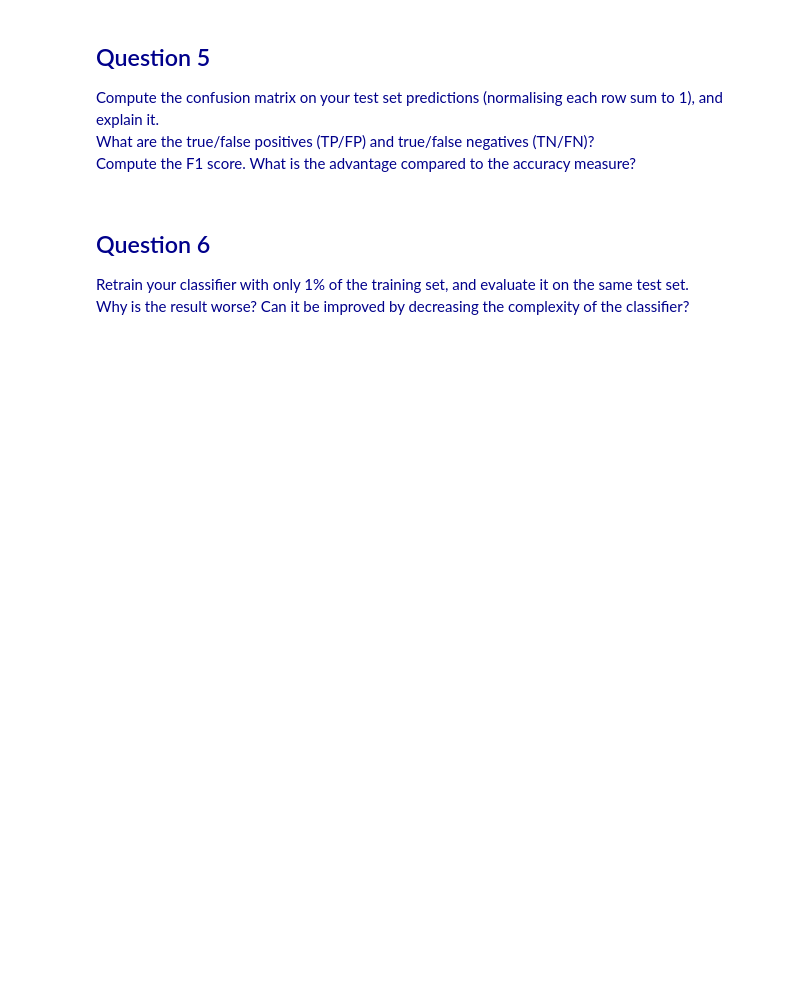
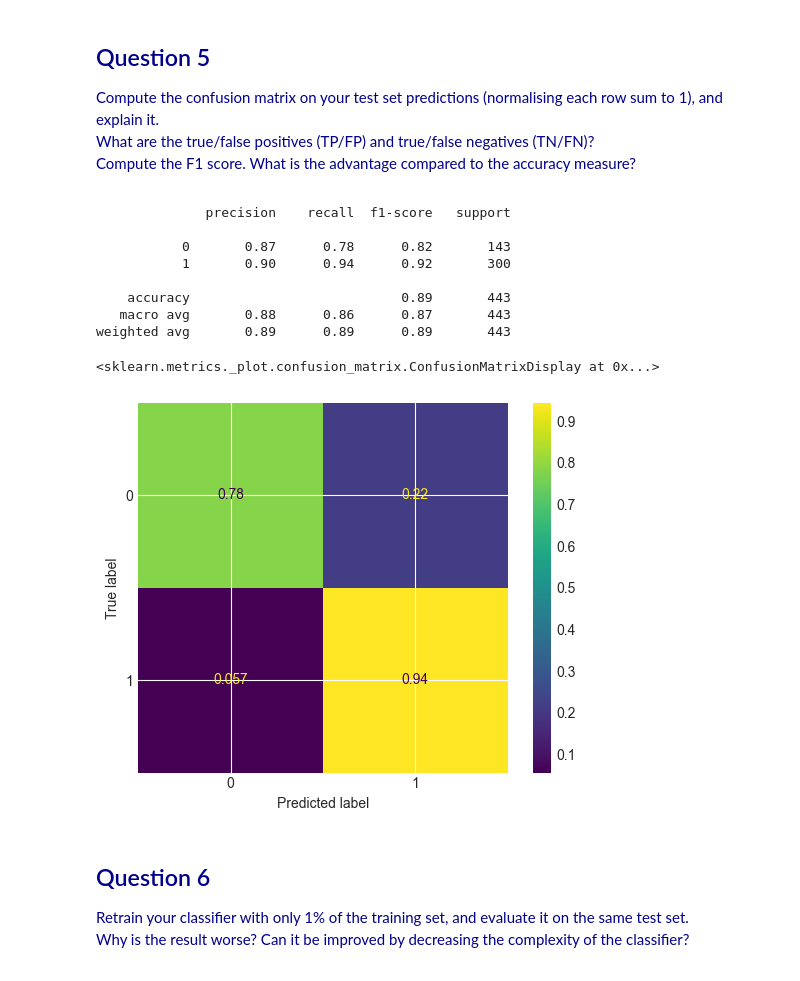
Before and after one commit to INSA-4IF2-Hexanome24/MachineLearning, a Jupyter notebook: LAB_2.ipynb, the cells around one changed output. Saved outputs shown, nothing was run; the diff lists cells and outputs as text; code cells hidden in the pictures; blank space fills up the shorter version.

```diff
--- a/LAB_2.ipynb
+++ b/LAB_2.ipynb
@@ -81,6 +345,44 @@ What are the true/false positives (TP/FP) and true/false negatives (TN/FN)?<br>
 Compute the F1 score. What is the advantage compared to the accuracy measure?
 
 </span>
+# %%
+from sklearn.metrics import ConfusionMatrixDisplay
+from sklearn.metrics import classification_report
+
+X_train, X_test, Y_train, Y_test = sklearn.model_selection.train_test_split(data,labels, test_size=0.1,random_state=seed)
+
+# Create a pipeline with scaling and logistic regression
+pipe_lr = Pipeline([
+    ('scaler', StandardScaler()),
+    ('lr', LogisticRegression(max_iter=1000, random_state=seed))
+])
+
+# Train the model
+pipe_lr.fit(X_train, Y_train)
+
+# Make predictions
+y_test_pred_lr = pipe_lr.predict(X_test)
+
+# Evaluate accuracy
+from sklearn.metrics import accuracy_score
+accuracy_lr = accuracy_score(Y_test, y_test_pred_lr)
+
+print(classification_report(Y_test,y_test_pred_lr))
+
+cm = confusion_matrix(Y_test,y_test_pred_lr, normalize="true")
+cmd= ConfusionMatrixDisplay(cm)
+cmd.plot()
+# %% [output]
+              precision    recall  f1-score   support
+
+           0       0.87      0.78      0.82       143
+           1       0.90      0.94      0.92       300
+
+    accuracy                           0.89       443
+   macro avg       0.88      0.86      0.87       443
+weighted avg       0.89      0.89      0.89       443
+<sklearn.metrics._plot.confusion_matrix.ConfusionMatrixDisplay at 0x...>
+[figure, added]
 # %% [markdown]
 <span style="color:#00008B;">
 
```
Also changed, not shown: parts of 10 cells of this notebook, 1 other file.
